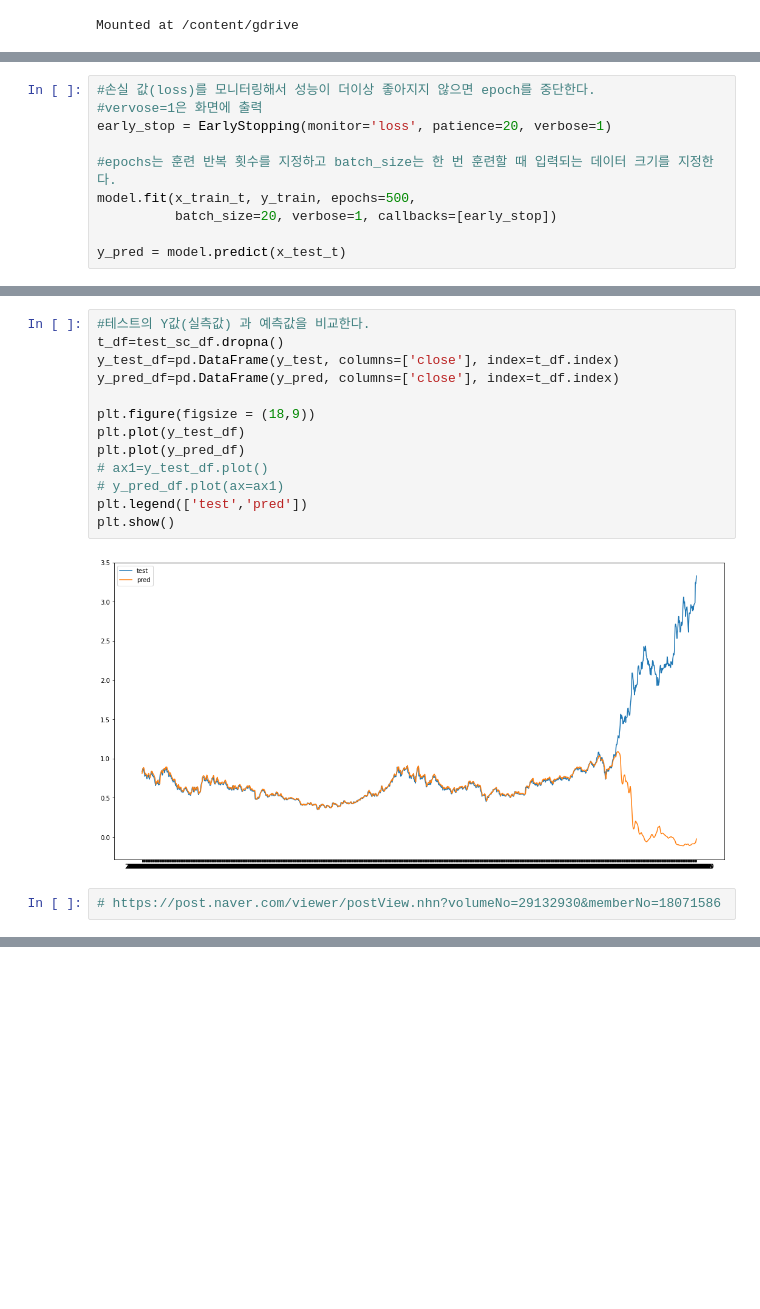
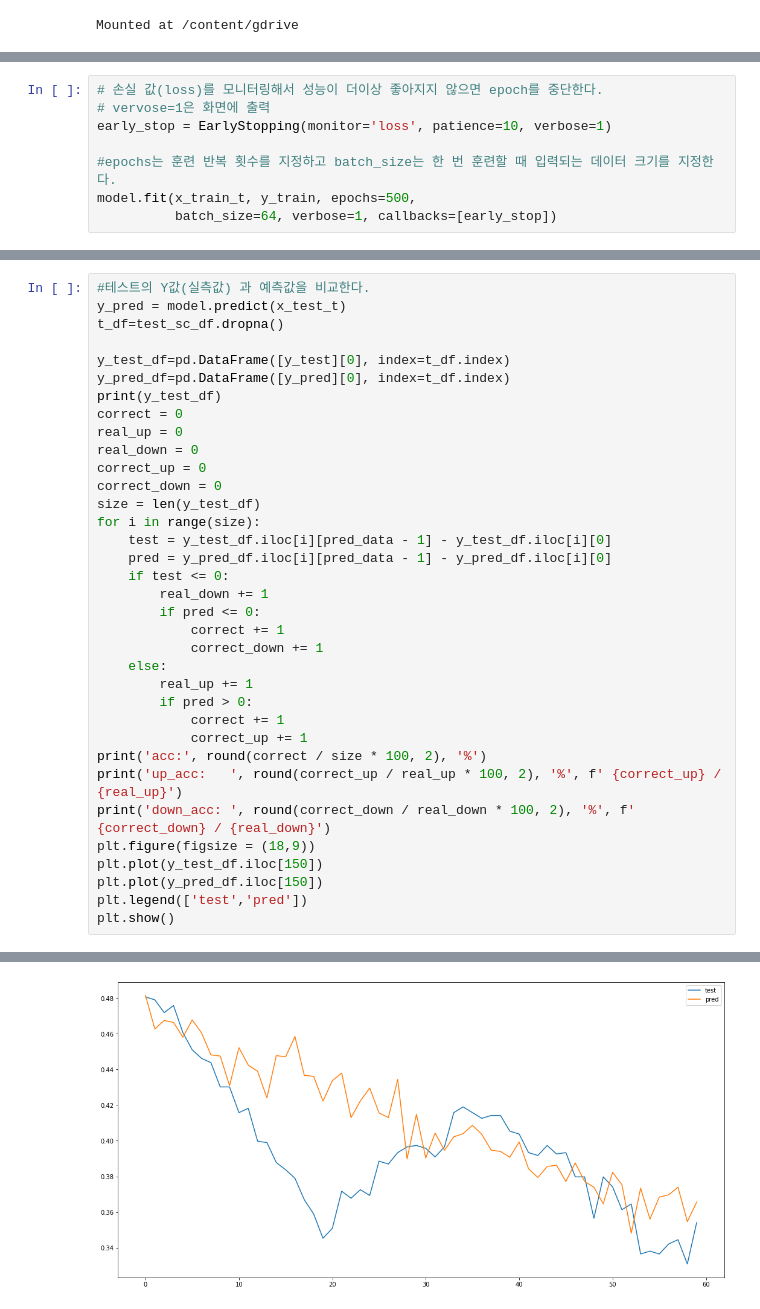
Before and after one commit to GymYJ/Stock_price_prediction_selected_based_on_financial_statement, a Jupyter notebook: code/lstm_stock_price_prediction.ipynb, the cells around one changed output, grey strips where cells are left out. Cells and saved outputs as stored; diff of their text form; blank space fills up the shorter version.

```diff
--- a/code/lstm_stock_price_prediction.ipynb
+++ b/code/lstm_stock_price_prediction.ipynb
@@ -137,14 +172,12 @@ Trainable params: 16,147
 Non-trainable params: 0
 _________________________________________________________________
 # %%
-#손실 값(loss)를 모니터링해서 성능이 더이상 좋아지지 않으면 epoch를 중단한다.
-#vervose=1은 화면에 출력
-early_stop = EarlyStopping(monitor='loss', patience=20, verbose=1)
+# 손실 값(loss)를 모니터링해서 성능이 더이상 좋아지지 않으면 epoch를 중단한다.
+# vervose=1은 화면에 출력
+early_stop = EarlyStopping(monitor='loss', patience=10, verbose=1)
 
 #epochs는 훈련 반복 횟수를 지정하고 batch_size는 한 번 훈련할 때 입력되는 데이터 크기를 지정한다.
 model.fit(x_train_t, y_train, epochs=500,
-          batch_size=20, verbose=1, callbacks=[early_stop])
-
-y_pred = model.predict(x_test_t)
+          batch_size=64, verbose=1, callbacks=[early_stop])
 # %% [output]
 Epoch 1/500
@@ -167,17 +201,36 @@ Epoch 00166: early stopping
-# %%
-#테스트의 Y값(실측값) 과 예측값을 비교한다.
-t_df=test_sc_df.dropna()
-y_test_df=pd.DataFrame(y_test, columns=['close'], index=t_df.index)
-y_pred_df=pd.DataFrame(y_pred, columns=['close'], index=t_df.index)
-
-plt.figure(figsize = (18,9))
-plt.plot(y_test_df)
-plt.plot(y_pred_df)
-# ax1=y_test_df.plot()
-# y_pred_df.plot(ax=ax1)
-plt.legend(['test','pred'])
-plt.show()
-# %% [output]
-[figure, removed]
-# %%
-# https://post.naver.com/viewer/postView.nhn?volumeNo=29132930&memberNo=18071586
+# %%
+#테스트의 Y값(실측값) 과 예측값을 비교한다.
+y_pred = model.predict(x_test_t)
+t_df=test_sc_df.dropna()
+
+y_test_df=pd.DataFrame([y_test][0], index=t_df.index)
+y_pred_df=pd.DataFrame([y_pred][0], index=t_df.index)
+print(y_test_df)
+correct = 0
+real_up = 0
+real_down = 0
+correct_up = 0
+correct_down = 0
+size = len(y_test_df)
+for i in range(size):
+    test = y_test_df.iloc[i][pred_data - 1] - y_test_df.iloc[i][0]
+    pred = y_pred_df.iloc[i][pred_data - 1] - y_pred_df.iloc[i][0]
+    if test <= 0:
+        real_down += 1
+        if pred <= 0:
+            correct += 1
+            correct_down += 1
+    else:
+        real_up += 1
+        if pred > 0:
+            correct += 1
+            correct_up += 1
+print('acc:', round(correct / size * 100, 2), '%')
+print('up_acc:   ', round(correct_up / real_up * 100, 2), '%', f' {correct_up} / {real_up}')
+print('down_acc: ', round(correct_down / real_down * 100, 2), '%', f' {correct_down} / {real_down}')
+plt.figure(figsize = (18,9))
+plt.plot(y_test_df.iloc[150])
+plt.plot(y_pred_df.iloc[150])
+plt.legend(['test','pred'])
+plt.show()
+# %% [output]
@@ -183,0 +255 @@ plt.show()
+[figure, added]
```
Also changed, not shown: parts of 11 cells of this notebook.
